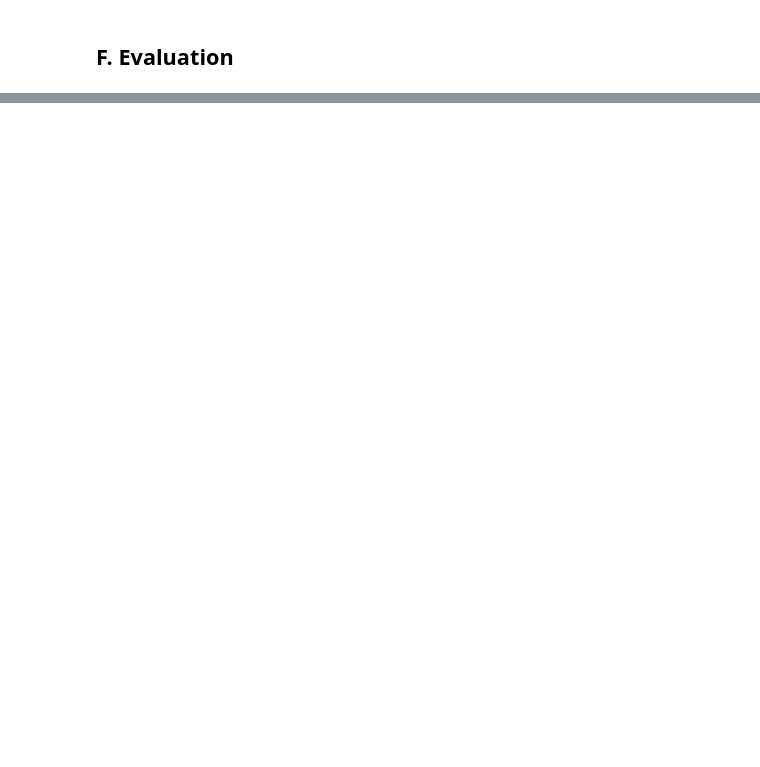
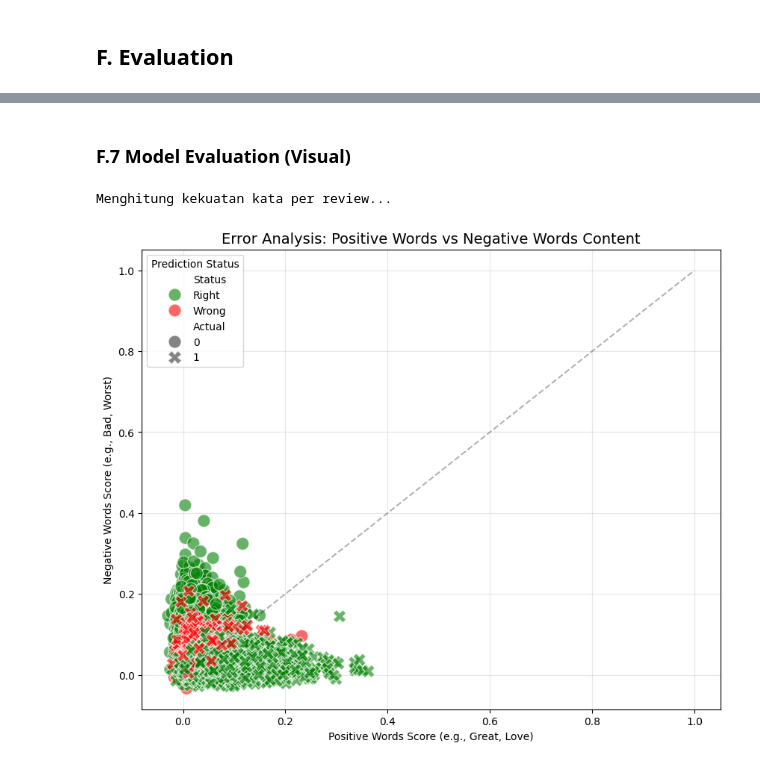
Before and after one commit to HablSank/1Day-1Dataset_MachineLearningProject, a Jupyter notebook: Day-17/Logistic Regression + NLP (IMDB Movie Reviews)/imdb_reviews.ipynb, the cells around one changed output, grey strips where cells are left out. Saved outputs shown, nothing was run; the diff lists cells and outputs as text; code cells hidden in the pictures; blank space fills up the shorter version.

Commit message:
Day - 17 (Logistic Regression + NLP) Exploratory Data/Text Done

```diff
--- a/Day-17/Logistic Regression + NLP (IMDB Movie Reviews)/imdb_reviews.ipynb
+++ b/Day-17/Logistic Regression + NLP (IMDB Movie Reviews)/imdb_reviews.ipynb
@@ -759,0 +929,68 @@ train_predictions = model.predict(X_train)
+# %% [markdown]
+### F.7 Model Evaluation (Visual)
+# %%
+# --- 1. AMBIL BOBOT KATA DARI MODEL ---
+# Kita cari tau kata mana yang dianggap Positif & Negatif sama model
+weights = model.w.flatten()
+# Urutkan index dari yang paling negatif ke paling positif
+sorted_indices = np.argsort(weights)
+
+# Ambil 50 kata paling Negatif & 50 kata paling Positif
+top_neg_indices = sorted_indices[:50]   # Bobot paling minus
+top_pos_indices = sorted_indices[-50:]  # Bobot paling plus
+
+# --- 2. HITUNG SKOR PER REVIEW ---
+# Kita hitung total "Energi Positif" dan "Energi Negatif" di setiap review test
+# X_test harus berupa Numpy Array
+X_test_np = X_test.values if hasattr(X_test, 'values') else X_test
+
+print("Menghitung kekuatan kata per review...")
+# Jumlahkan nilai TF-IDF khusus kata-kata positif
+pos_score = np.sum(X_test_np[:, top_pos_indices], axis=1)
+# Jumlahkan nilai TF-IDF khusus kata-kata negatif
+neg_score = np.sum(X_test_np[:, top_neg_indices], axis=1)
+
+# --- 3. BIKIN DATAFRAME PLOTTING ---
+# Prediksi
+test_predictions = model.predict(X_test_np).flatten()
+# Actual (pastikan flatten)
+y_actual = y_test.values.flatten() if hasattr(y_test, 'values') else y_test.flatten()
+
+plot_data = pd.DataFrame({
+    'Positive Strength': pos_score, # Mirip Satisfaction Level
+    'Negative Strength': neg_score, # Mirip Stress Level
+    'Actual': y_actual,
+    'Prediction': test_predictions
+})
+
+# Tentukan Status (Benar/Salah)
+plot_data['Status'] = np.where(plot_data['Actual'] == plot_data['Prediction'], 'Right', 'Wrong')
+
+# --- 4. VISUALISASI ---
+plt.figure(figsize=(10, 8))
+
+# Kita pakai Jitter dikit biar gak numpuk parah (karena banyak yang 0)
+sns.scatterplot(
+    data=plot_data,
+    x=plot_data['Positive Strength'] + np.random.normal(0, 0.01, len(plot_data)),
+    y=plot_data['Negative Strength'] + np.random.normal(0, 0.01, len(plot_data)),
+    hue='Status',
+    palette={'Right': 'green', 'Wrong': 'red'},
+    style='Actual', # Bentuk titik beda buat Pos/Neg asli
+    alpha=0.6,
+    s=150
+)
+
+plt.title('Error Analysis: Positive Words vs Negative Words Content', fontsize=14)
+plt.xlabel('Positive Words Score (e.g., Great, Love)')
+plt.ylabel('Negative Words Score (e.g., Bad, Worst)')
+plt.legend(title='Prediction Status')
+plt.grid(True, alpha=0.3)
+
+# Garis Diagonal (Area Galau)
+plt.plot([0, 1], [0, 1], 'k--', alpha=0.3, label='Confusing Area')
+
+plt.show()
+# %% [output]
+Menghitung kekuatan kata per review...
+[figure, added]
```
Also changed, not shown: parts of 21 cells of this notebook.
